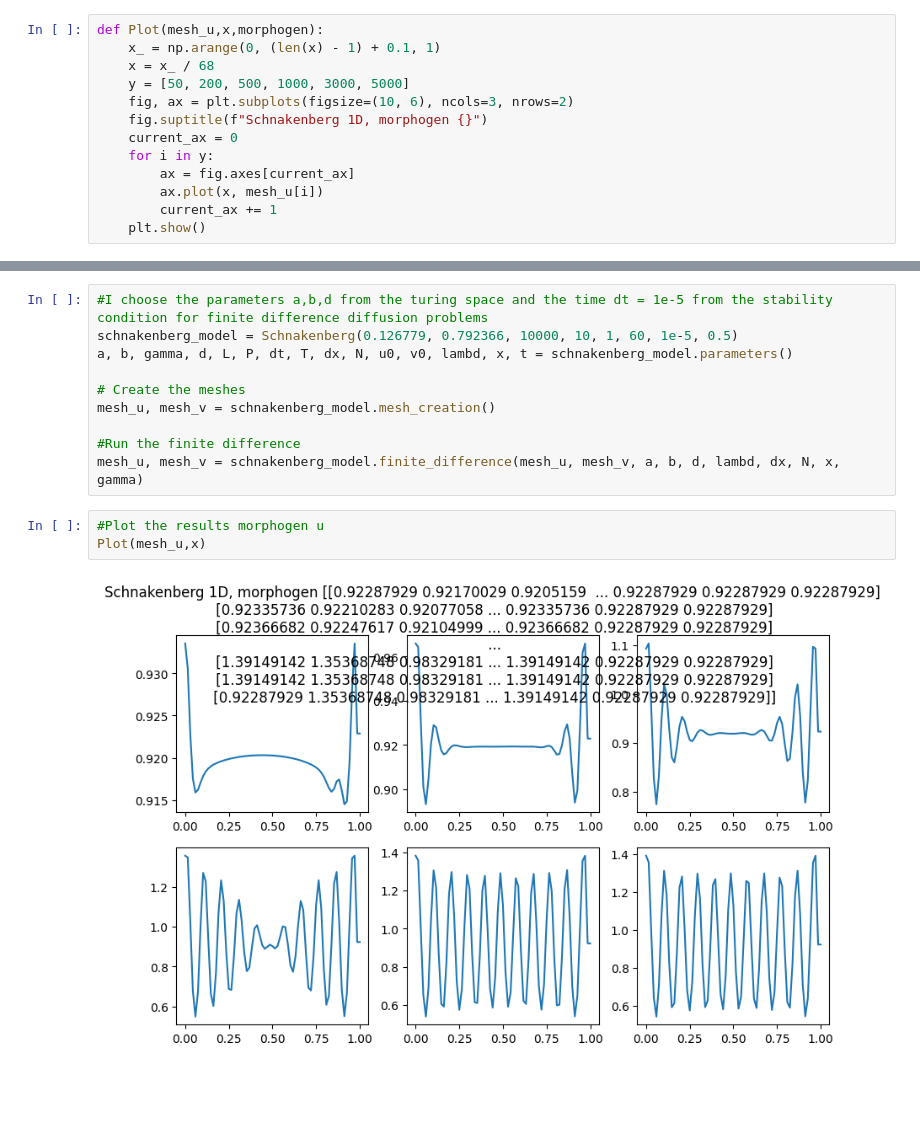
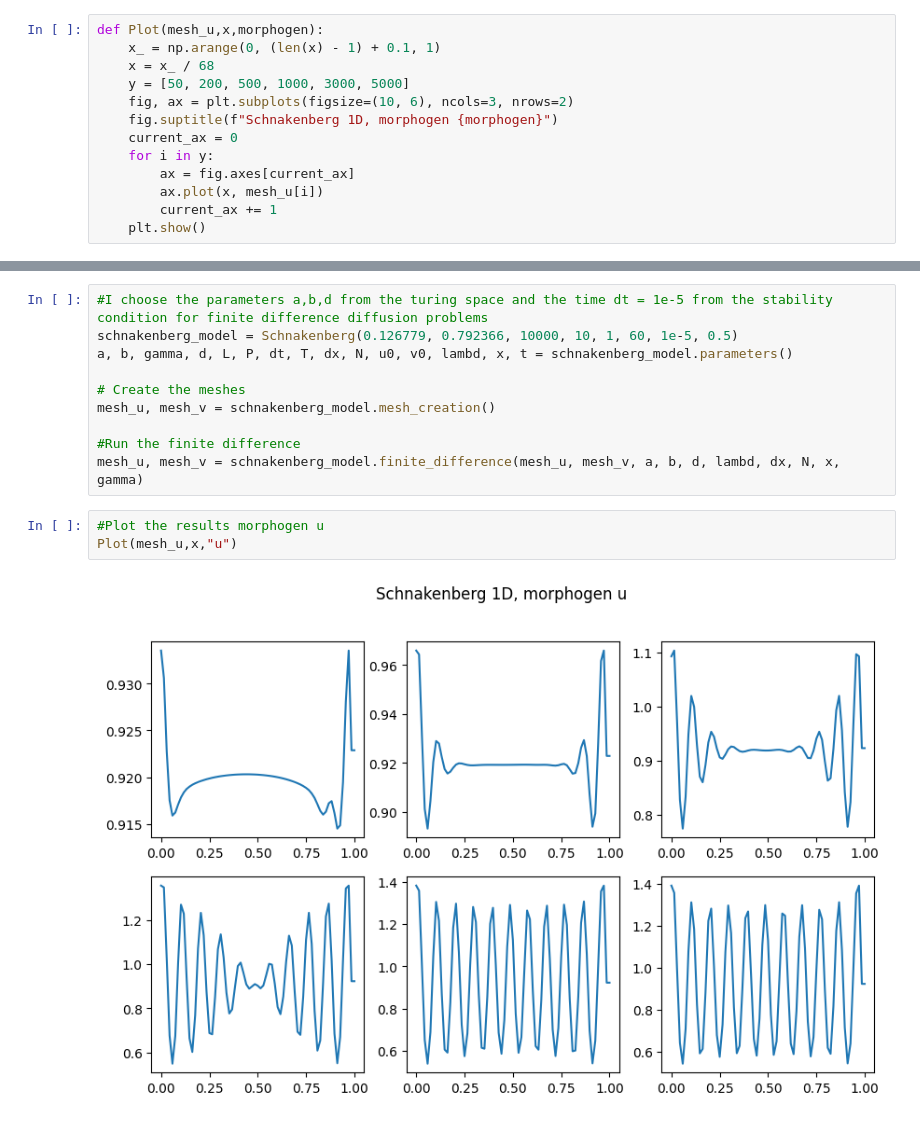
Before and after one commit to Miguel-neuron/Turing-Patterns-1D, a Jupyter notebook: Turing-Patterns-1D_.ipynb, the cells around one changed output, grey strips where cells are left out. Cells and saved outputs as stored; diff of their text form; blank space fills up the shorter version.

```diff
--- a/Turing-Patterns-1D_.ipynb
+++ b/Turing-Patterns-1D_.ipynb
@@ -85,7 +85,7 @@ def Plot(mesh_u,x,morphogen):
     x = x_ / 68
     y = [50, 200, 500, 1000, 3000, 5000]
     fig, ax = plt.subplots(figsize=(10, 6), ncols=3, nrows=2)
-    fig.suptitle(f"Schnakenberg 1D, morphogen {}")
+    fig.suptitle(f"Schnakenberg 1D, morphogen {morphogen}")
     current_ax = 0
     for i in y:
         ax = fig.axes[current_ax]
@@ -106,8 +106,8 @@ mesh_u, mesh_v = schnakenberg_model.mesh_creation()
 mesh_u, mesh_v = schnakenberg_model.finite_difference(mesh_u, mesh_v, a, b, d, lambd, dx, N, x, gamma)
 # %%
 #Plot the results morphogen u
-Plot(mesh_u,x)
+Plot(mesh_u,x,"u")
 # %% [output]
-[figure, old version]
+[figure, new version]
 # %%
 #Plot the results morphogen v
```
Also changed, not shown: parts of 2 cells of this notebook.
